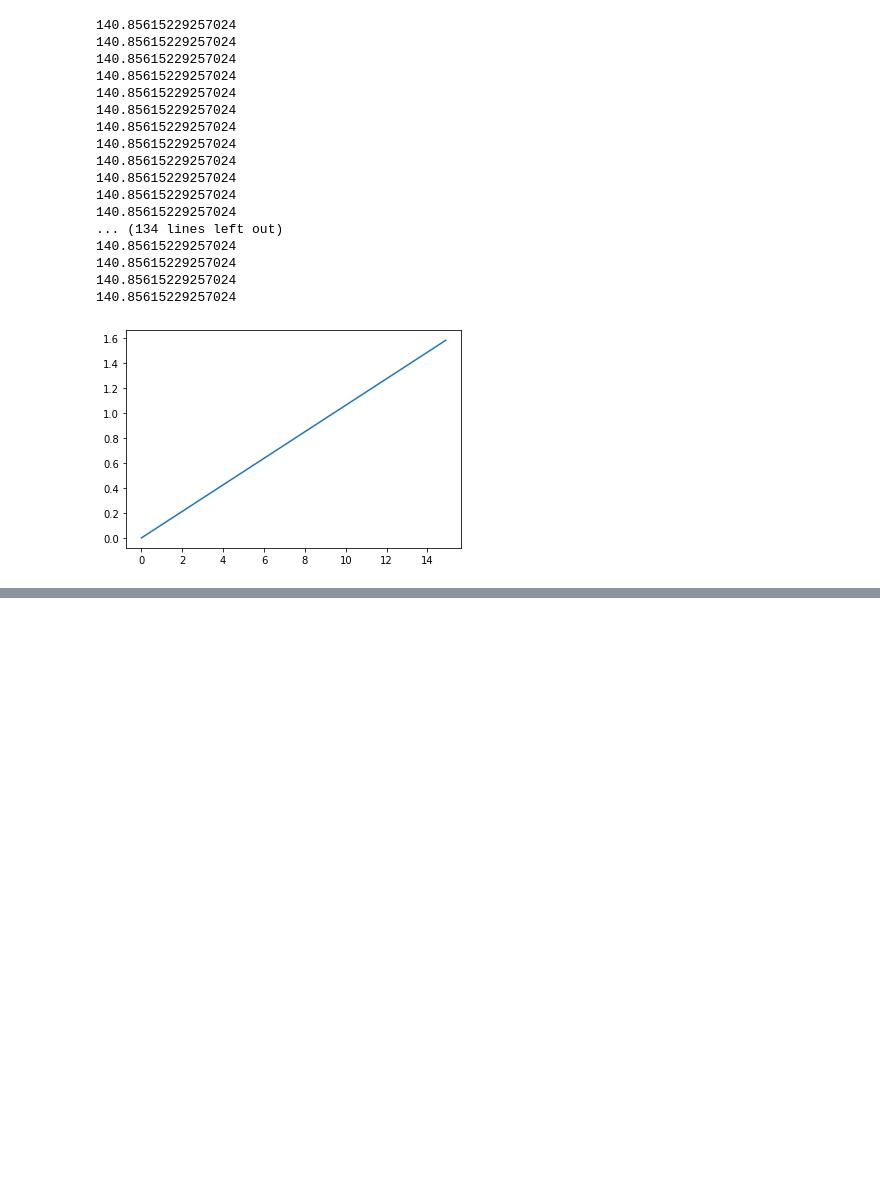
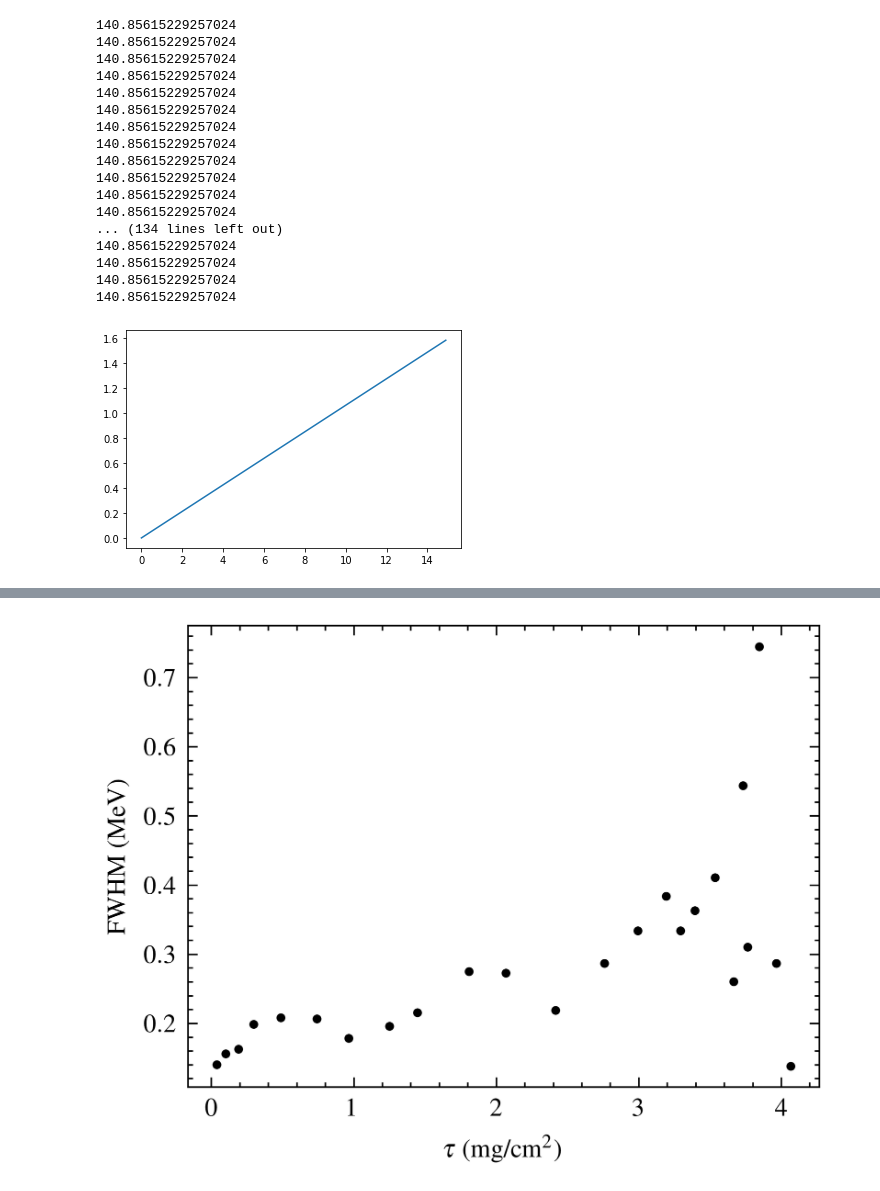
Before and after one commit to wabo225/AlphaSpectroscopy, a Jupyter notebook: AlphaSpectroscopy/tabulate.ipynb, the cells around one changed output, grey strips where cells are left out. Cells and saved outputs as stored; diff of their text form; code cells hidden in the pictures; blank space fills up the shorter version.

```diff
--- a/AlphaSpectroscopy/tabulate.ipynb
+++ b/AlphaSpectroscopy/tabulate.ipynb
@@ -79,0 +111,17 @@ plt.show()
+# %%
+path = ('datafiles', 'spectrum')
+
+plt.style.use('science')
+points = []
+mca.map_folder(*path, lambda data, i: plt.scatter(
+    τ(data['pressure'], data['temperature'], 0.2)(4),
+     data['FWHM'],
+     color = 'black',
+     s = 3
+     )
+    )
+plt.xlabel(r'$\tau$ (mg/cm$^2$)')
+plt.ylabel(r'FWHM (MeV)')
+plt.show()
+# %% [output]
+[figure, added]
```
Also changed, not shown: parts of 3 cells of this notebook, 15 other files.
